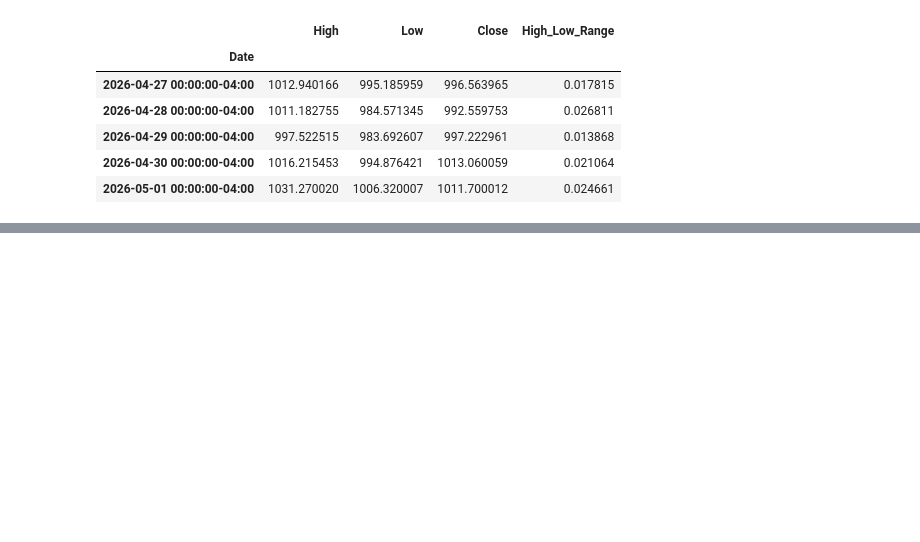
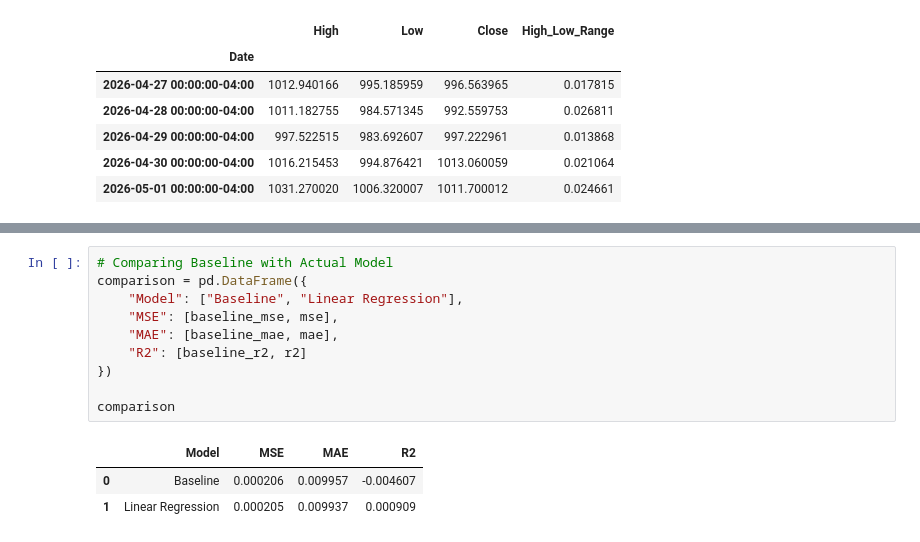
Before and after one commit to taneeshadaga/predict-cost, a Jupyter notebook: cost_stock_prediction.ipynb, the cells around one changed output, grey strips where cells are left out. Cells and saved outputs as stored; diff of their text form; blank space fills up the shorter version.

```diff
--- a/cost_stock_prediction.ipynb
+++ b/cost_stock_prediction.ipynb
@@ -130,0 +289,14 @@ cost_data[["High", "Low", "Close", "High_Low_Range"]].tail()
+# %%
+# Comparing Baseline with Actual Model
+comparison = pd.DataFrame({
+    "Model": ["Baseline", "Linear Regression"],
+    "MSE": [baseline_mse, mse],
+    "MAE": [baseline_mae, mae],
+    "R2": [baseline_r2, r2]
+})
+
+comparison
+# %% [output]
+|  | Model | MSE | MAE | R2 |
+| 0 | Baseline | 0.000206 | 0.009957 | -0.004607 |
+| 1 | Linear Regression | 0.000205 | 0.009937 | 0.000909 |
```
Also changed, not shown: parts of 8 cells of this notebook.
